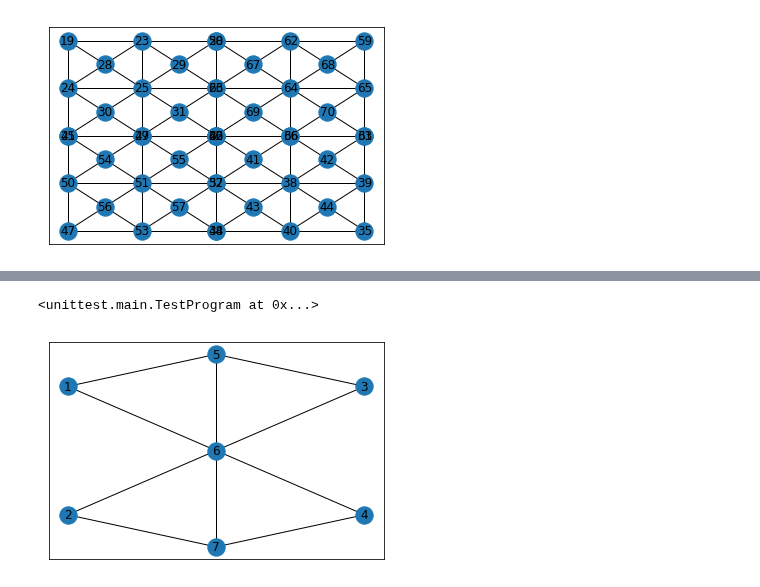
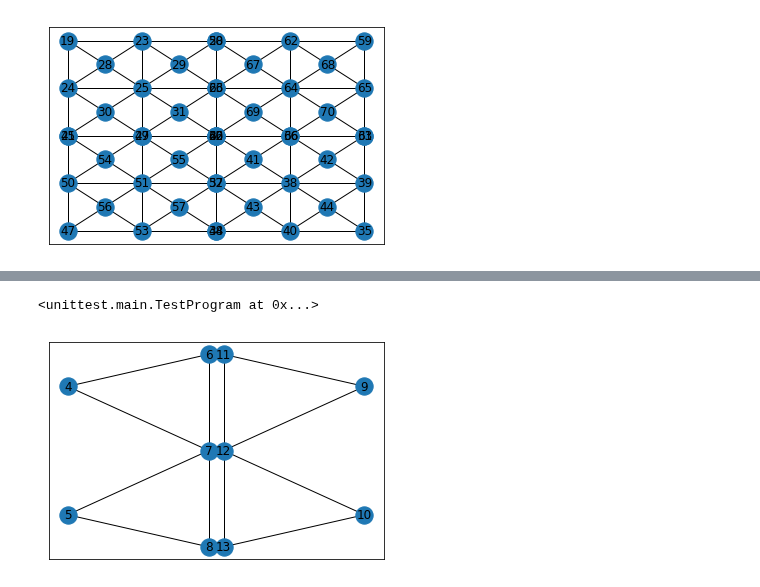
Before and after one commit to MarcinSosniak/GG_projekt, a Jupyter notebook: grafy_p1_p2.ipynb, the cells around one changed output, grey strips where cells are left out. Saved outputs shown, nothing was run; the diff lists cells and outputs as text; code cells hidden in the pictures.

Commit message:
Lower layer of input now has two graphs in a list

```diff
--- a/grafy_p1_p2.ipynb
+++ b/grafy_p1_p2.ipynb
@@ -206,8 +206,8 @@ def p2(G, base_node_id, n_id_gen):
     return nG
 #     conc_duplicates(G)
 # %%
-def p7(G, base_node_id, n_id_gen):
-    return G
+def p7(top_layer, lower_layer, node_ids, n_id_gen):
+    return lower_layer
 # %%
 graph_layers = Graph_layers()
 graph_layers.display_i_layer(0)
@@ -310,9 +310,32 @@ class TestNotebook(unittest.TestCase):
         l2.add_nodes_from(l2_nodes)
         l2.add_edges_from(l2_edges)
         graph_layers.add_new_layer(l2)
-        graph_layers.display_i_layer(1)
+        # graph_layers.display_i_layer(1)
         return graph_layers.get_layer(1)[0]
 
+
+    def create_leaf_edges(self, parent, id_gen, offset, tiny_offset):
+        center_x, center_y = 2, 2
+        l2 = nx.Graph()
+        l2_edges = []
+        l2_nodes = []
+        upper_i = (id_gen.get_id(), {'pos': (center_x + offset, center_y + 1),'type': 'I', 'parent': parent[0]})
+        lower_i = (id_gen.get_id(), {'pos': (center_x + offset, center_y - 1),'type': 'I', 'parent': parent[0]})
+        l2_nodes.extend([upper_i, lower_i])
+
+        upper_e = (id_gen.get_id(), {'pos': (center_x + tiny_offset, center_y + 1.5),'type': 'e'})
+        mid_e = (id_gen.get_id(), {'pos': (center_x + tiny_offset, center_y),'type': 'e'})
+        lower_e = (id_gen.get_id(), {'pos': (center_x + tiny_offset, center_y - 1.5),'type': 'e'})
+
+        l2_nodes.extend([upper_e, mid_e, lower_e])
+        l2_edges.extend([(upper_e[0], mid_e[0]), (lower_e[0], mid_e[0]), (lower_e[0], lower_i[0]),
+                         (lower_i[0], mid_e[0]),
+                         (upper_i[0], mid_e[0]),
+                         (upper_i[0], upper_e[0])])
+
+        l2.add_nodes_from(l2_nodes)
+        l2.add_edges_from(l2_edges)
+        return l2, [lower_i[0], upper_i[0]]
 
     def create_valid_input_net(self):
         graph_layers = Graph_layers()
@@ -336,40 +359,22 @@ class TestNotebook(unittest.TestCase):
         l1.add_edges_from(l1_edges)
         graph_layers.add_new_layer(l1)
 
-        l2 = nx.Graph()
-        l2_edges = []
-        l2_nodes = []
         center_x, center_y, offset, tiny_offset = 2, 2, -1, -0.05
-        output_ids = []
-        for parent in i_nodes:
-            upper_i = (id_gen.get_id(), {'pos': (center_x + offset, center_y + 1),'type': 'I', 'parent': parent[0]})
-            lower_i = (id_gen.get_id(), {'pos': (center_x + offset, center_y - 1),'type': 'I', 'parent': parent[0]})
-            l2_nodes.extend([upper_i, lower_i])
-            output_ids.extend([lower_i[0], upper_i[0]])
+        left_graph, output_ids = self.create_leaf_edges(i_nodes[0], id_gen, offset, tiny_offset)
+        graph_layers.add_new_layer(left_graph)
+        offset = -offset
+        tiny_offset = -tiny_offset
+        right_graph, right_ids = self.create_leaf_edges(i_nodes[1], id_gen, offset, tiny_offset)
+        graph_layers.add_to_layer(2, right_graph)
+        output_ids.extend(right_ids)
 
-            upper_e = (id_gen.get_id(), {'pos': (center_x + tiny_offset, center_y + 1.5),'type': 'e'})
-            mid_e = (id_gen.get_id(), {'pos': (center_x + tiny_offset, center_y),'type': 'e'})
-            lower_e = (id_gen.get_id(), {'pos': (center_x + tiny_offset, center_y - 1.5),'type': 'e'})
-
-            l2_nodes.extend([upper_e, mid_e, lower_e])
-            l2_edges.extend([(upper_e[0], mid_e[0]), (lower_e[0], mid_e[0]), (lower_e[0], lower_i[0]),
-                             (lower_i[0], mid_e[0]),
-                             (upper_i[0], mid_e[0]),
-                             (upper_i[0], upper_e[0])])
-            offset = -offset
-            tiny_offset = -tiny_offset
-
-
-        l2.add_nodes_from(l2_nodes)
-        l2.add_edges_from(l2_edges)
-        graph_layers.add_new_layer(l2)
-        # graph_layers.display_i_layer(2)
+        graph_layers.display_i_layer(2)
 
         return graph_layers, output_ids
 
     def test_p7_correct(self):
         initial, intermediate_i_node_ids = self.create_valid_input_net()
-        output = p7(initial.get_layer(2), intermediate_i_node_ids, initial.get_node_id_gen())
+        output = p7(initial.get_layer(1), initial.get_layer(2), intermediate_i_node_ids, initial.get_node_id_gen())
         assert nx.is_isomorphic(self.create_valid_output_layer(), output[0])
 
 
@@ -392,2 +389,2 @@ FAILED (failures=1)
 <unittest.main.TestProgram at 0x...>
-[figure, old version]
+[figure, new version]
```
Also changed, not shown: parts of 1 cell of this notebook.
